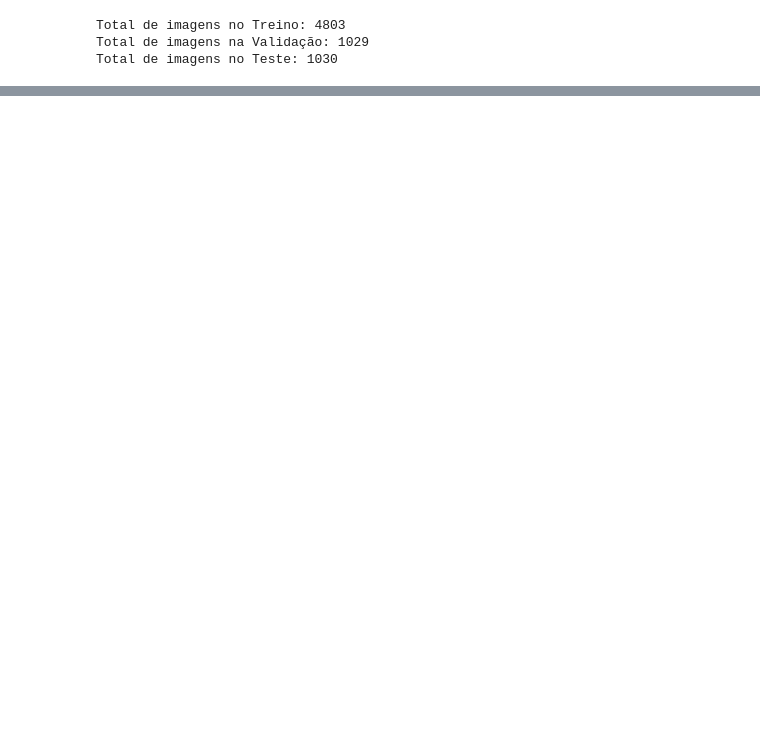
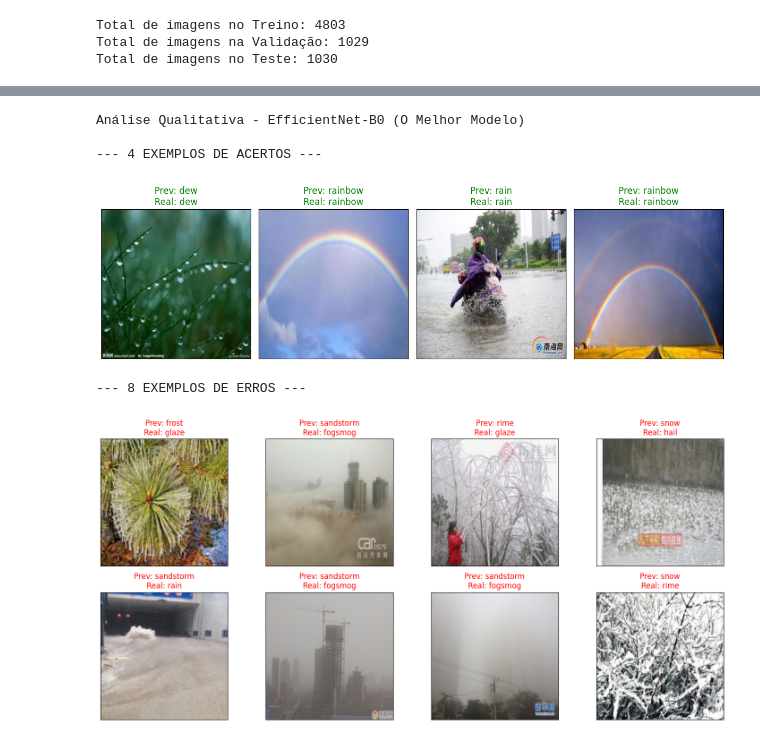
Before and after one commit to Myrella669/SIN393-Classificacao-Clima, a Jupyter notebook: Untitled6.ipynb, the cells around one changed output, grey strips where cells are left out. Saved outputs shown, nothing was run; the diff lists cells and outputs as text; code cells hidden in the pictures; blank space fills up the shorter version.

```diff
--- a/Untitled6.ipynb
+++ b/Untitled6.ipynb
@@ -315,3 +327,61 @@ Melhor Acurácia de Validação: 0.8999
+# %%
+def im_convert(tensor):
+    image = tensor.cpu().clone().detach().numpy()
+    image = image.transpose(1, 2, 0)
+    image = image * np.array([0.229, 0.224, 0.225]) + np.array([0.485, 0.456, 0.406])
+    image = image.clip(0, 1)
+    return image
+
+def visualizar_qualitativo(model, dataloader, class_names, num_acertos=4, num_erros=8):
+    model.eval()
+    corretas = []
+    incorretas = []
+
+    with torch.no_grad():
+        for inputs, labels in dataloader:
+            inputs = inputs.to(device)
+            labels = labels.to(device)
+            outputs = model(inputs)
+            _, preds = torch.max(outputs, 1)
+
+            for i in range(inputs.size(0)):
+                if preds[i] == labels[i] and len(corretas) < num_acertos:
+                    corretas.append((inputs[i], preds[i], labels[i]))
+                elif preds[i] != labels[i] and len(incorretas) < num_erros:
+                    incorretas.append((inputs[i], preds[i], labels[i]))
+
+                if len(corretas) >= num_acertos and len(incorretas) >= num_erros:
+                    break
+            if len(corretas) >= num_acertos and len(incorretas) >= num_erros:
+                break
+
+    print("\n--- 4 EXEMPLOS DE ACERTOS ---")
+    fig = plt.figure(figsize=(12, 4))
+    for i, (img, pred, label) in enumerate(corretas):
+        ax = fig.add_subplot(1, num_acertos, i + 1, xticks=[], yticks=[])
+        ax.imshow(im_convert(img))
+        ax.set_title(f'Prev: {class_names[pred]}\nReal: {class_names[label]}', color='green')
+    plt.tight_layout()
+    plt.show()
+
+    print("\n--- 8 EXEMPLOS DE ERROS ---")
+    fig = plt.figure(figsize=(15, 7))
+    for i, (img, pred, label) in enumerate(incorretas):
+        ax = fig.add_subplot(2, int(num_erros/2), i + 1, xticks=[], yticks=[])
+        ax.imshow(im_convert(img))
+        ax.set_title(f'Prev: {class_names[pred]}\nReal: {class_names[label]}', color='red')
+    plt.tight_layout()
+    plt.show()
+
+print("Análise Qualitativa - EfficientNet-B0 (O Melhor Modelo)")
+visualizar_qualitativo(model_efficientnet, test_loader, class_names, num_acertos=4, num_erros=8)
+# %% [output]
+Análise Qualitativa - EfficientNet-B0 (O Melhor Modelo)
+
+--- 4 EXEMPLOS DE ACERTOS ---
+[figure, added]
+--- 8 EXEMPLOS DE ERROS ---
+[figure, added]
 # %%
 import torch
 import numpy as np
```
Also changed, not shown: parts of 15 cells of this notebook.
